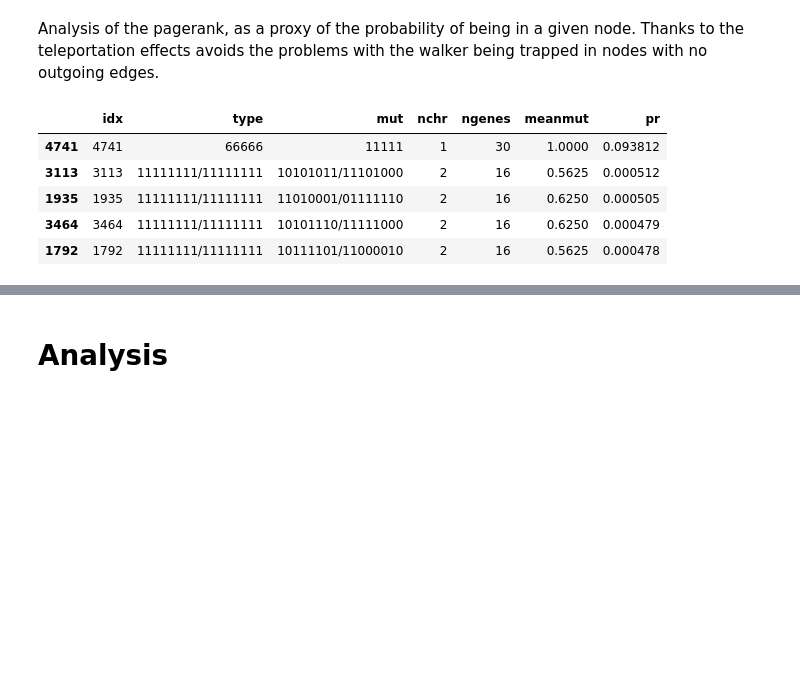
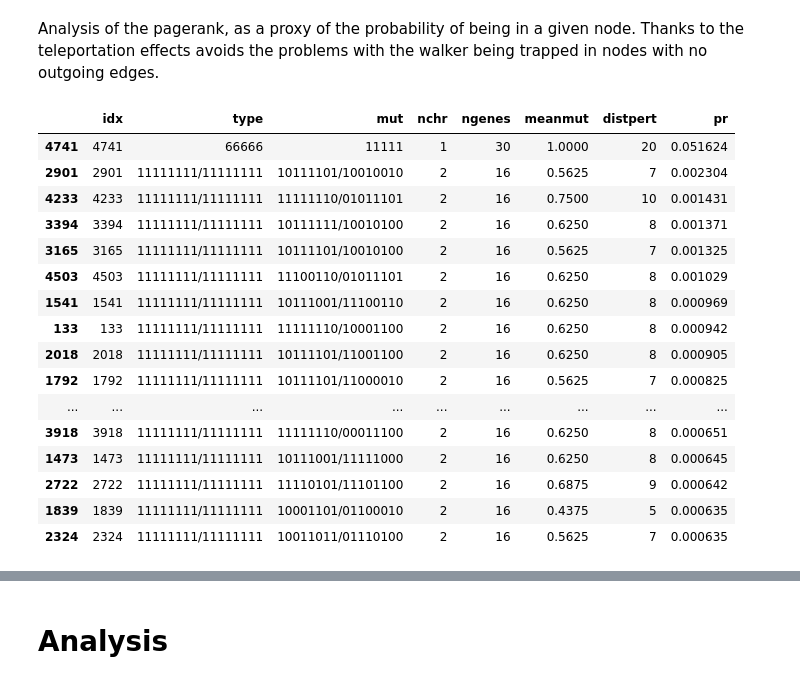
Before and after one commit to francescozambelli/CancerEvo, a Jupyter notebook: net.ipynb, the cells around one changed output, grey strips where cells are left out. Drawn from its saved outputs; the diff is of its cells as text; code cells hidden in the pictures; blank space fills up the shorter version.

```diff
--- a/net.ipynb
+++ b/net.ipynb
@@ -54,6 +28,13 @@ def compute_mean(list_s):
 def compute_sum(list_s):
     digits = np.array([[int(char) for char in s] for s in list_s])
     return np.sum(digits)
+
+def dist_pert(list_s):
+    muts = np.concatenate(np.array([[int(char) for char in s] for s in list_s]))
+    if len(muts)==16:
+        return np.sum(muts-[1,0,1,0,0,0,0,0,0,0,0,0,0,0,0,0])
+    else:
+        return 20
 # %%
 sm_keys = np.array([sm.split(":")[0][1:-1].split("+") for sm in state_map])
 sm_vals = [sm.split(":")[1][:] for sm in state_map]
@@ -61,6 +42,7 @@ state_df = pd.DataFrame({"idx":np.array(sm_vals).astype(int)-1, "type":sm_keys[:
 state_df["nchr"] = state_df["type"].map(lambda x: len(x.split("/")))
 state_df["ngenes"] = state_df["type"].map(lambda x: compute_sum(x.split("/")))
 state_df["meanmut"] = state_df["mut"].map(lambda x: compute_mean(x.split("/")))
+state_df["distpert"] = state_df["mut"].map(lambda x: dist_pert(x.split("/")))
 state_df = state_df.sort_values("idx")
 state_df = state_df.reset_index(drop=True)
 state_df
@@ -123,0 +123,7 @@ g
+# %%
+density, density_noSL, density_noD = [], [], []
+x = np.logspace(0,1.8,20)
+for ti in tqdm(x):
+    density.append(entropy(g, ti))
+    density_noSL.append(entropy(g_noSL, ti))
+    density_noD.append(entropy(g_noD, ti))
@@ -126,18 +145,29 @@ g
 # %% [markdown]
 Analysis of the pagerank, as a proxy of the probability of being in a given node. Thanks to the teleportation effects avoids the problems with the walker being trapped in nodes with no outgoing edges.
 # %%
-pr = pagerank(g, weight=g.ep['w'])
+pr = pagerank(g, weight=g.ep['w'], damping=0.99)
 state_df['pr'] = state_df['idx'].map(lambda x: pr.a[x])
 # %%
 state_df_sort = state_df.copy()
-state_df_sort.sort_values('pr', ascending=False).head(5)
+state_df_sort.sort_values('pr', ascending=False).head(30)
 # %% [output]
-|  | idx | type | mut | nchr | ngenes | meanmut | pr |
-| 4741 | 4741 | 66666 | 11111 | 1 | 30 | 1.0000 | 0.093812 |
-| 3113 | 3113 | 11111111/11111111 | 10101011/11101000 | 2 | 16 | 0.5625 | 0.000512 |
-| 1935 | 1935 | 11111111/11111111 | 11010001/01111110 | 2 | 16 | 0.6250 | 0.000505 |
-| 3464 | 3464 | 11111111/11111111 | 10101110/11111000 | 2 | 16 | 0.6250 | 0.000479 |
-| 1792 | 1792 | 11111111/11111111 | 10111101/11000010 | 2 | 16 | 0.5625 | 0.000478 |
+|  | idx | type | mut | nchr | ngenes | meanmut | distpert | pr |
+| 4741 | 4741 | 66666 | 11111 | 1 | 30 | 1.0000 | 20 | 0.051624 |
+| 2901 | 2901 | 11111111/11111111 | 10111101/10010010 | 2 | 16 | 0.5625 | 7 | 0.002304 |
+| 4233 | 4233 | 11111111/11111111 | 11111110/01011101 | 2 | 16 | 0.7500 | 10 | 0.001431 |
+| 3394 | 3394 | 11111111/11111111 | 10111111/10010100 | 2 | 16 | 0.6250 | 8 | 0.001371 |
+| 3165 | 3165 | 11111111/11111111 | 10111101/10010100 | 2 | 16 | 0.5625 | 7 | 0.001325 |
+| 4503 | 4503 | 11111111/11111111 | 11100110/01011101 | 2 | 16 | 0.6250 | 8 | 0.001029 |
+| 1541 | 1541 | 11111111/11111111 | 10111001/11100110 | 2 | 16 | 0.6250 | 8 | 0.000969 |
+| 133 | 133 | 11111111/11111111 | 11111110/10001100 | 2 | 16 | 0.6250 | 8 | 0.000942 |
+| 2018 | 2018 | 11111111/11111111 | 10111101/11001100 | 2 | 16 | 0.6250 | 8 | 0.000905 |
+| 1792 | 1792 | 11111111/11111111 | 10111101/11000010 | 2 | 16 | 0.5625 | 7 | 0.000825 |
+| ... | ... | ... | ... | ... | ... | ... | ... | ... |
+| 3918 | 3918 | 11111111/11111111 | 11111110/00011100 | 2 | 16 | 0.6250 | 8 | 0.000651 |
+| 1473 | 1473 | 11111111/11111111 | 10111001/11111000 | 2 | 16 | 0.6250 | 8 | 0.000645 |
+| 2722 | 2722 | 11111111/11111111 | 11110101/11101100 | 2 | 16 | 0.6875 | 9 | 0.000642 |
+| 1839 | 1839 | 11111111/11111111 | 10001101/01100010 | 2 | 16 | 0.4375 | 5 | 0.000635 |
+| 2324 | 2324 | 11111111/11111111 | 10011011/01110100 | 2 | 16 | 0.5625 | 7 | 0.000635 |
 # %%
 in_deg = g.degree_property_map("in").a
 out_deg = g.degree_property_map("out").a
```
Also changed, not shown: parts of 15 cells of this notebook, 12 other files.
